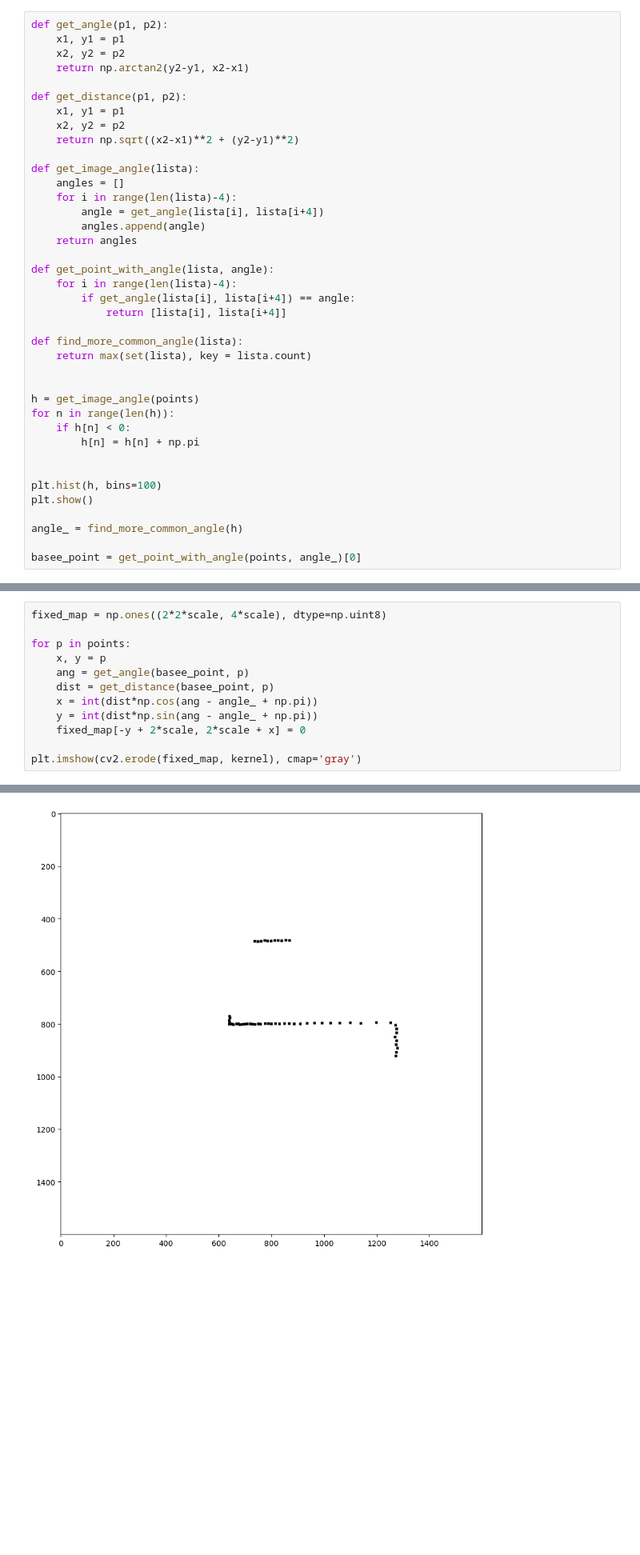
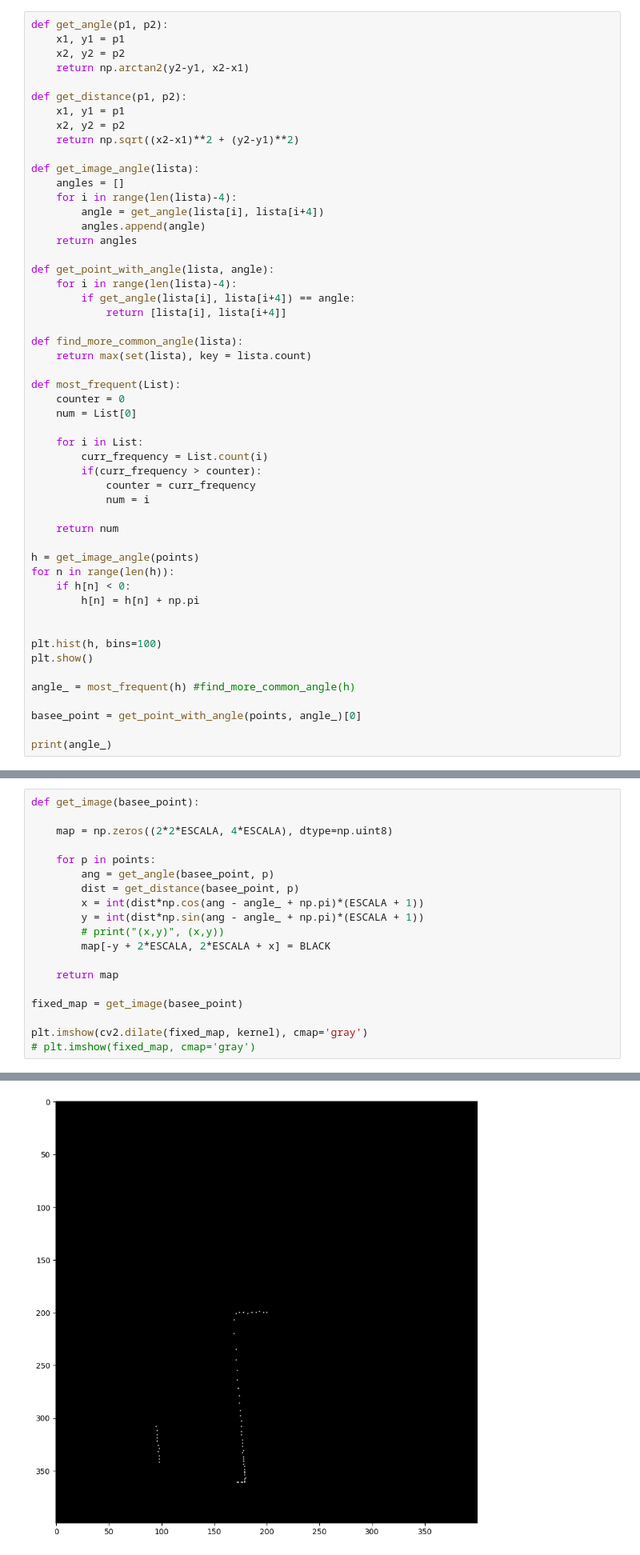
Before and after one commit to rir001/robmov_labs, a Jupyter notebook: test.ipynb, the cells around one changed output, grey strips where cells are left out. Shown: that part at 80% size. Cells and saved outputs as stored; diff of their text form; blank space fills up the shorter version.

```diff
--- a/test.ipynb
+++ b/test.ipynb
@@ -57,6 +64,17 @@ def get_point_with_angle(lista, angle):
 def find_more_common_angle(lista):
     return max(set(lista), key = lista.count)
 
+def most_frequent(List):
+    counter = 0
+    num = List[0]
+
+    for i in List:
+        curr_frequency = List.count(i)
+        if(curr_frequency > counter):
+            counter = curr_frequency
+            num = i
+
+    return num
 
 h = get_image_angle(points)
 for n in range(len(h)):
@@ -67,7 +85,9 @@ for n in range(len(h)):
 plt.hist(h, bins=100)
 plt.show()
 
-angle_ = find_more_common_angle(h)
+angle_ = most_frequent(h) #find_more_common_angle(h)
 
 basee_point = get_point_with_angle(points, angle_)[0]
+
+print(angle_)
 # %% [output]
@@ -75,15 +96,22 @@ basee_point = get_point_with_angle(points, angle_)[0]
 # %%
-fixed_map = np.ones((2*2*scale, 4*scale), dtype=np.uint8)
+def get_image(basee_point):
 
-for p in points:
-    x, y = p
-    ang = get_angle(basee_point, p)
-    dist = get_distance(basee_point, p)
-    x = int(dist*np.cos(ang - angle_ + np.pi))
-    y = int(dist*np.sin(ang - angle_ + np.pi))
-    fixed_map[-y + 2*scale, 2*scale + x] = 0
+    map = np.zeros((2*2*ESCALA, 4*ESCALA), dtype=np.uint8)
 
-plt.imshow(cv2.erode(fixed_map, kernel), cmap='gray')
+    for p in points:
+        ang = get_angle(basee_point, p)
+        dist = get_distance(basee_point, p)
+        x = int(dist*np.cos(ang - angle_ + np.pi)*(ESCALA + 1))
+        y = int(dist*np.sin(ang - angle_ + np.pi)*(ESCALA + 1))
+        # print("(x,y)", (x,y))
+        map[-y + 2*ESCALA, 2*ESCALA + x] = BLACK
+
+    return map
+
+fixed_map = get_image(basee_point)
+
+plt.imshow(cv2.dilate(fixed_map, kernel), cmap='gray')
+# plt.imshow(fixed_map, cmap='gray')
 # %% [output]
 <matplotlib.image.AxesImage at 0x...>
-[figure, old version]
+[figure, new version]
```
Also changed, not shown: parts of 12 cells of this notebook, 6 other files.
